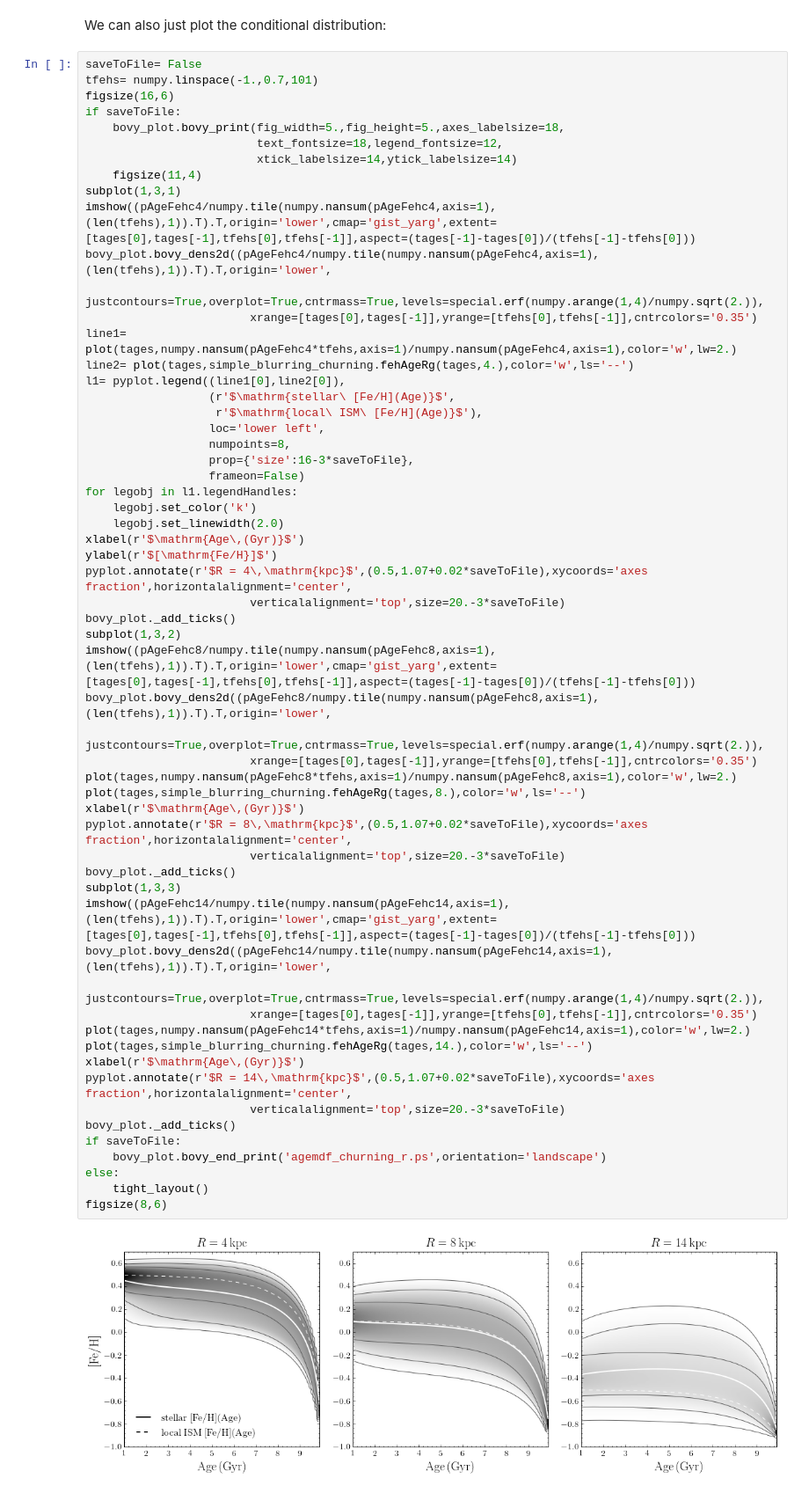
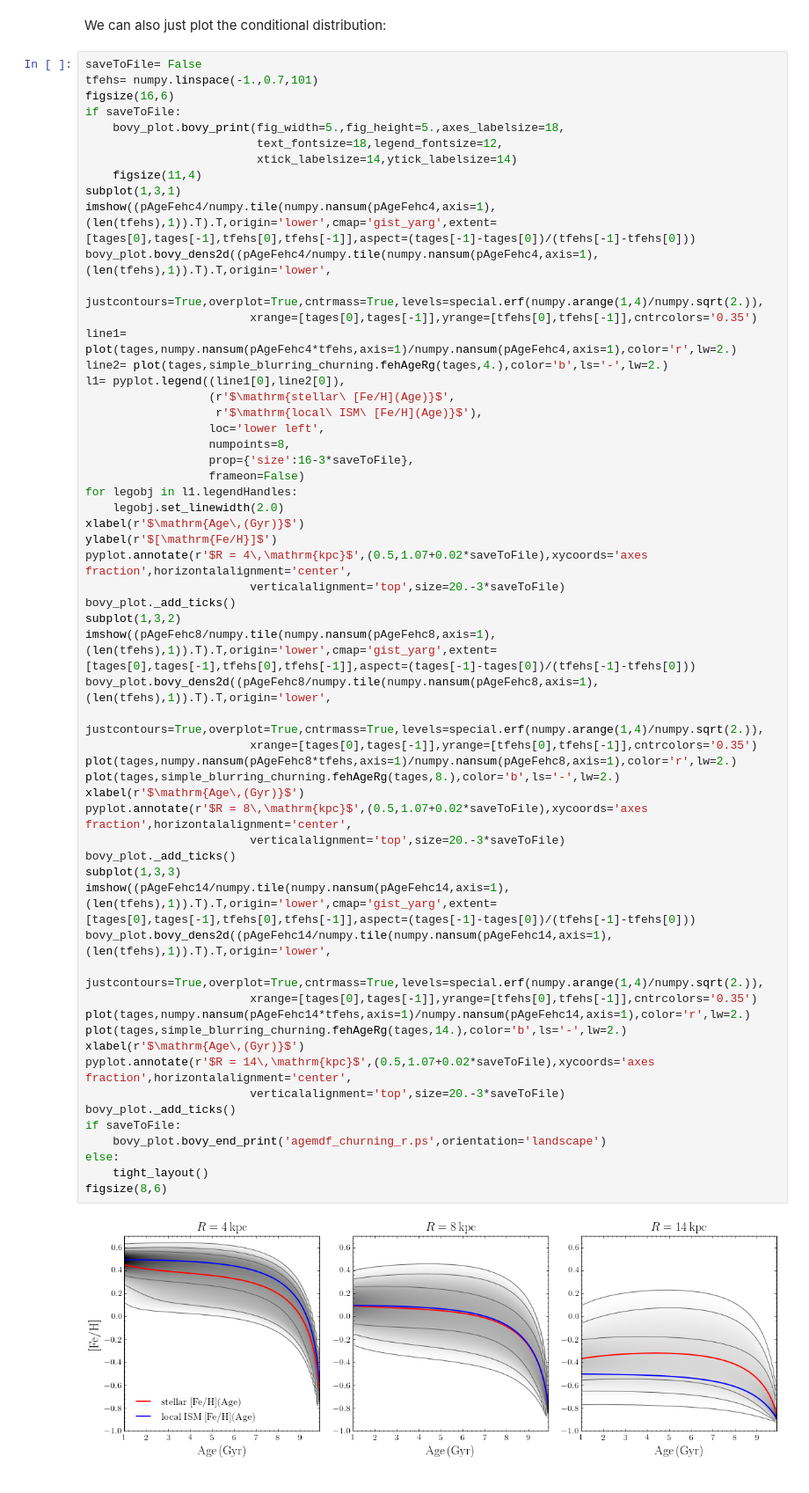
Before and after one commit to jobovy/simple-blurring-churning, a Jupyter notebook: blurring-churning-example.ipynb, the cells around one changed output. Shown at 88% size. Saved outputs shown, nothing was run; the diff lists cells and outputs as text.

Commit message:
line tweak in final figure

```diff
--- a/blurring-churning-example.ipynb
+++ b/blurring-churning-example.ipynb
@@ -410,8 +410,8 @@ imshow((pAgeFehc4/numpy.tile(numpy.nansum(pAgeFehc4,axis=1),(len(tfehs),1)).T).T
 bovy_plot.bovy_dens2d((pAgeFehc4/numpy.tile(numpy.nansum(pAgeFehc4,axis=1),(len(tfehs),1)).T).T,origin='lower',
                        justcontours=True,overplot=True,cntrmass=True,levels=special.erf(numpy.arange(1,4)/numpy.sqrt(2.)),
                         xrange=[tages[0],tages[-1]],yrange=[tfehs[0],tfehs[-1]],cntrcolors='0.35')
-line1= plot(tages,numpy.nansum(pAgeFehc4*tfehs,axis=1)/numpy.nansum(pAgeFehc4,axis=1),color='w',lw=2.)
-line2= plot(tages,simple_blurring_churning.fehAgeRg(tages,4.),color='w',ls='--')
+line1= plot(tages,numpy.nansum(pAgeFehc4*tfehs,axis=1)/numpy.nansum(pAgeFehc4,axis=1),color='r',lw=2.)
+line2= plot(tages,simple_blurring_churning.fehAgeRg(tages,4.),color='b',ls='-',lw=2.)
 l1= pyplot.legend((line1[0],line2[0]),
                   (r'$\mathrm{stellar\ [Fe/H](Age)}$',
                    r'$\mathrm{local\ ISM\ [Fe/H](Age)}$'),
@@ -420,39 +420,38 @@ l1= pyplot.legend((line1[0],line2[0]),
                   prop={'size':16-3*saveToFile},
                   frameon=False)
 for legobj in l1.legendHandles:
-    legobj.set_color('k')
     legobj.set_linewidth(2.0)
 xlabel(r'$\mathrm{Age\,(Gyr)}$')
 ylabel(r'$[\mathrm{Fe/H}]$')
 pyplot.annotate(r'$R = 4\,\mathrm{kpc}$',(0.5,1.07+0.02*saveToFile),xycoords='axes fraction',horizontalalignment='center',
                         verticalalignment='top',size=20.-3*saveToFile)
 bovy_plot._add_ticks()
 subplot(1,3,2)
 imshow((pAgeFehc8/numpy.tile(numpy.nansum(pAgeFehc8,axis=1),(len(tfehs),1)).T).T,origin='lower',cmap='gist_yarg',extent=[tages[0],tages[-1],tfehs[0],tfehs[-1]],aspect=(tages[-1]-tages[0])/(tfehs[-1]-tfehs[0]))
 bovy_plot.bovy_dens2d((pAgeFehc8/numpy.tile(numpy.nansum(pAgeFehc8,axis=1),(len(tfehs),1)).T).T,origin='lower',
                        justcontours=True,overplot=True,cntrmass=True,levels=special.erf(numpy.arange(1,4)/numpy.sqrt(2.)),
                         xrange=[tages[0],tages[-1]],yrange=[tfehs[0],tfehs[-1]],cntrcolors='0.35')
-plot(tages,numpy.nansum(pAgeFehc8*tfehs,axis=1)/numpy.nansum(pAgeFehc8,axis=1),color='w',lw=2.)
-plot(tages,simple_blurring_churning.fehAgeRg(tages,8.),color='w',ls='--')
+plot(tages,numpy.nansum(pAgeFehc8*tfehs,axis=1)/numpy.nansum(pAgeFehc8,axis=1),color='r',lw=2.)
+plot(tages,simple_blurring_churning.fehAgeRg(tages,8.),color='b',ls='-',lw=2.)
 xlabel(r'$\mathrm{Age\,(Gyr)}$')
 pyplot.annotate(r'$R = 8\,\mathrm{kpc}$',(0.5,1.07+0.02*saveToFile),xycoords='axes fraction',horizontalalignment='center',
                         verticalalignment='top',size=20.-3*saveToFile)
 bovy_plot._add_ticks()
 subplot(1,3,3)
 imshow((pAgeFehc14/numpy.tile(numpy.nansum(pAgeFehc14,axis=1),(len(tfehs),1)).T).T,origin='lower',cmap='gist_yarg',extent=[tages[0],tages[-1],tfehs[0],tfehs[-1]],aspect=(tages[-1]-tages[0])/(tfehs[-1]-tfehs[0]))
 bovy_plot.bovy_dens2d((pAgeFehc14/numpy.tile(numpy.nansum(pAgeFehc14,axis=1),(len(tfehs),1)).T).T,origin='lower',
                        justcontours=True,overplot=True,cntrmass=True,levels=special.erf(numpy.arange(1,4)/numpy.sqrt(2.)),
                         xrange=[tages[0],tages[-1]],yrange=[tfehs[0],tfehs[-1]],cntrcolors='0.35')
-plot(tages,numpy.nansum(pAgeFehc14*tfehs,axis=1)/numpy.nansum(pAgeFehc14,axis=1),color='w',lw=2.)
-plot(tages,simple_blurring_churning.fehAgeRg(tages,14.),color='w',ls='--')
+plot(tages,numpy.nansum(pAgeFehc14*tfehs,axis=1)/numpy.nansum(pAgeFehc14,axis=1),color='r',lw=2.)
+plot(tages,simple_blurring_churning.fehAgeRg(tages,14.),color='b',ls='-',lw=2.)
 xlabel(r'$\mathrm{Age\,(Gyr)}$')
 pyplot.annotate(r'$R = 14\,\mathrm{kpc}$',(0.5,1.07+0.02*saveToFile),xycoords='axes fraction',horizontalalignment='center',
                         verticalalignment='top',size=20.-3*saveToFile)
 bovy_plot._add_ticks()
 if saveToFile:
     bovy_plot.bovy_end_print('agemdf_churning_r.ps',orientation='landscape')
 else:
     tight_layout()
 figsize(8,6)
 # %% [output]
-[figure, old version]
+[figure, new version]
```
